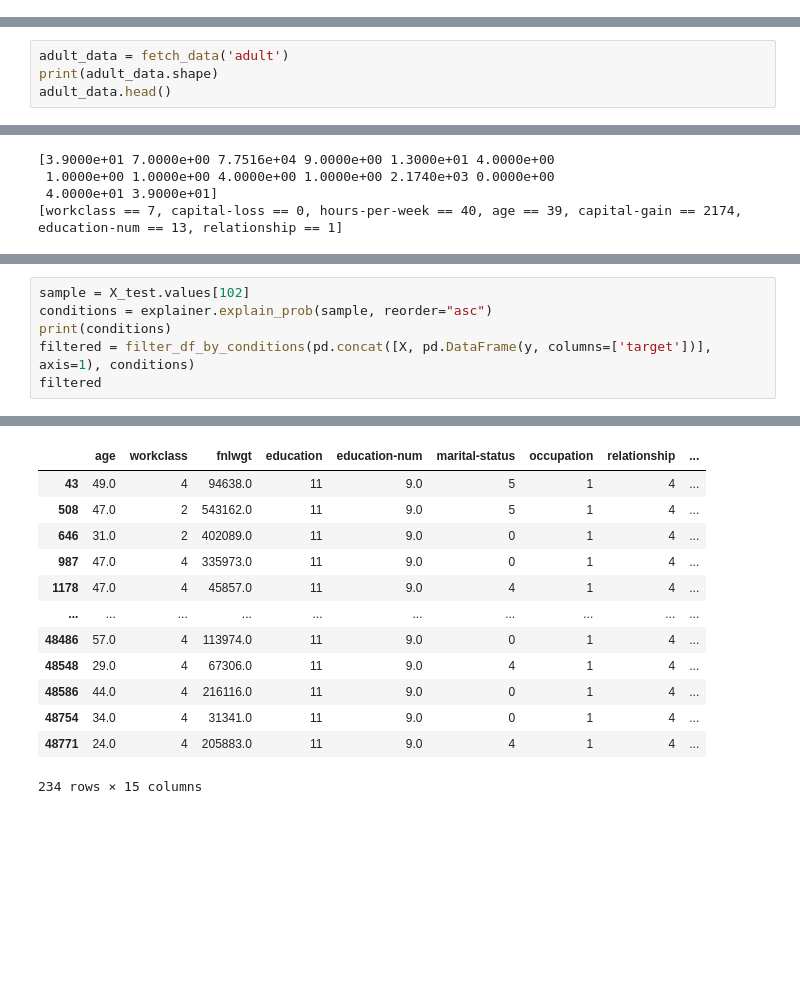
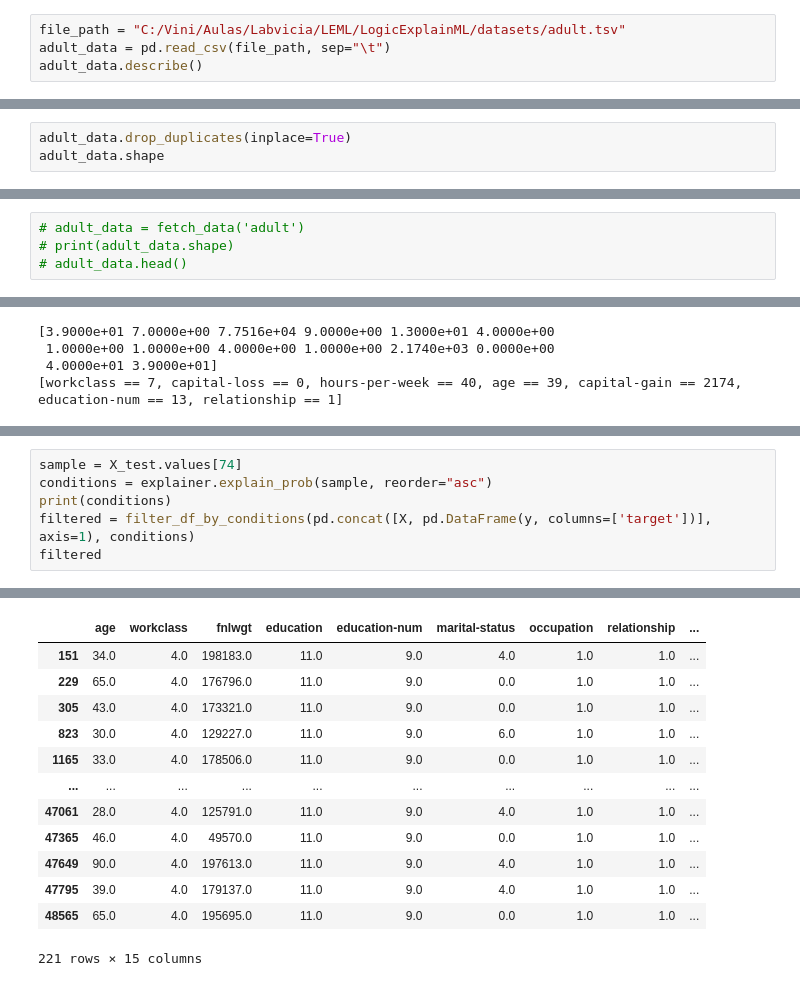
Before and after one commit to LogicExplainML-LEML/LogicExplainML, a Jupyter notebook: notebooks/colab notebooks/z3_xai_probability.ipynb, the cells around one changed output, grey strips where cells are left out. Cells and saved outputs as stored; diff of their text form; blank space fills up the shorter version.

```diff
--- a/notebooks/colab notebooks/z3_xai_probability.ipynb
+++ b/notebooks/colab notebooks/z3_xai_probability.ipynb
@@ -493,3 +493,7 @@ filtered
 | 51 | 6.4 | 3.2 | 4.5 | 1.5 | 1 |
 # %% [markdown]
 ## adult dataset
+# %%
+file_path = "C:/Vini/Aulas/Labvicia/LEML/LogicExplainML/datasets/adult.tsv"
+adult_data = pd.read_csv(file_path, sep="\t")
+adult_data.describe()
@@ -495,0 +514,3 @@ filtered
+# %%
+adult_data.drop_duplicates(inplace=True)
+adult_data.shape
@@ -496,4 +519,4 @@ filtered
 # %%
-adult_data = fetch_data('adult')
-print(adult_data.shape)
-adult_data.head()
+# adult_data = fetch_data('adult')
+# print(adult_data.shape)
+# adult_data.head()
@@ -560,5 +582,5 @@ KeyboardInterrupt:
 # %%
-sample = X_test.values[102]
+sample = X_test.values[74]
 conditions = explainer.explain_prob(sample, reorder="asc")
 print(conditions)
 filtered = filter_df_by_conditions(pd.concat([X, pd.DataFrame(y, columns=['target'])], axis=1), conditions)
@@ -568,16 +590,16 @@ filtered
 |  | age | workclass | fnlwgt | education | education-num | marital-status | occupation | relationship | ... |
-| 43 | 49.0 | 4 | 94638.0 | 11 | 9.0 | 5 | 1 | 4 | ... |
-| 508 | 47.0 | 2 | 543162.0 | 11 | 9.0 | 5 | 1 | 4 | ... |
-| 646 | 31.0 | 2 | 402089.0 | 11 | 9.0 | 0 | 1 | 4 | ... |
-| 987 | 47.0 | 4 | 335973.0 | 11 | 9.0 | 0 | 1 | 4 | ... |
-| 1178 | 47.0 | 4 | 45857.0 | 11 | 9.0 | 4 | 1 | 4 | ... |
+| 151 | 34.0 | 4.0 | 198183.0 | 11.0 | 9.0 | 4.0 | 1.0 | 1.0 | ... |
+| 229 | 65.0 | 4.0 | 176796.0 | 11.0 | 9.0 | 0.0 | 1.0 | 1.0 | ... |
+| 305 | 43.0 | 4.0 | 173321.0 | 11.0 | 9.0 | 0.0 | 1.0 | 1.0 | ... |
+| 823 | 30.0 | 4.0 | 129227.0 | 11.0 | 9.0 | 6.0 | 1.0 | 1.0 | ... |
+| 1165 | 33.0 | 4.0 | 178506.0 | 11.0 | 9.0 | 0.0 | 1.0 | 1.0 | ... |
 | ... | ... | ... | ... | ... | ... | ... | ... | ... | ... |
-| 48486 | 57.0 | 4 | 113974.0 | 11 | 9.0 | 0 | 1 | 4 | ... |
-| 48548 | 29.0 | 4 | 67306.0 | 11 | 9.0 | 4 | 1 | 4 | ... |
-| 48586 | 44.0 | 4 | 216116.0 | 11 | 9.0 | 0 | 1 | 4 | ... |
-| 48754 | 34.0 | 4 | 31341.0 | 11 | 9.0 | 0 | 1 | 4 | ... |
-| 48771 | 24.0 | 4 | 205883.0 | 11 | 9.0 | 4 | 1 | 4 | ... |
+| 47061 | 28.0 | 4.0 | 125791.0 | 11.0 | 9.0 | 4.0 | 1.0 | 1.0 | ... |
+| 47365 | 46.0 | 4.0 | 49570.0 | 11.0 | 9.0 | 0.0 | 1.0 | 1.0 | ... |
+| 47649 | 90.0 | 4.0 | 197613.0 | 11.0 | 9.0 | 4.0 | 1.0 | 1.0 | ... |
+| 47795 | 39.0 | 4.0 | 179137.0 | 11.0 | 9.0 | 4.0 | 1.0 | 1.0 | ... |
+| 48565 | 65.0 | 4.0 | 195695.0 | 11.0 | 9.0 | 0.0 | 1.0 | 1.0 | ... |
-234 rows × 15 columns
+221 rows × 15 columns
 # %%
 filtered.target.value_counts()
 # %% [output]
```
Also changed, not shown: parts of 13 cells of this notebook, 1 other file.
